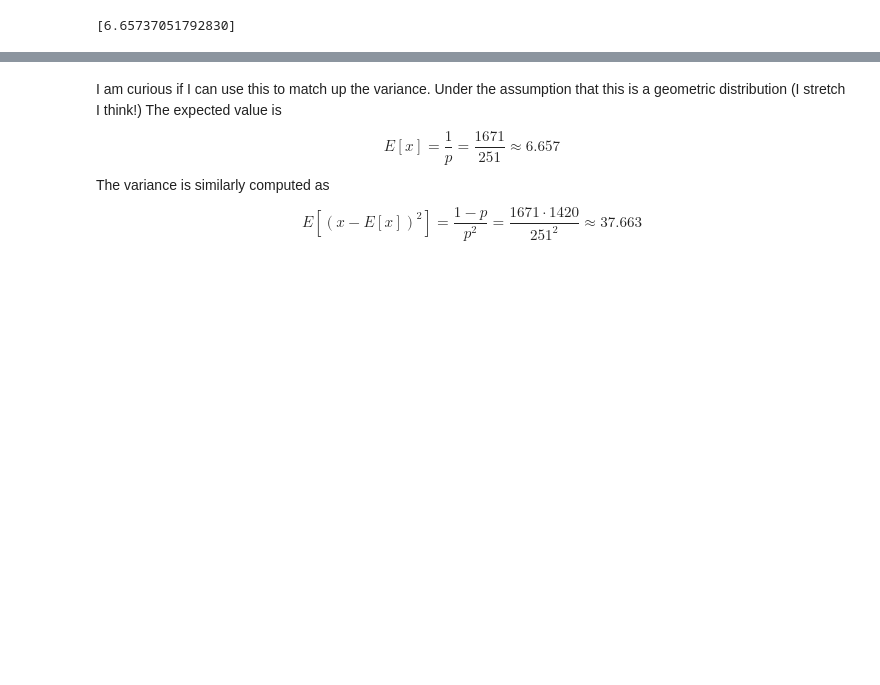
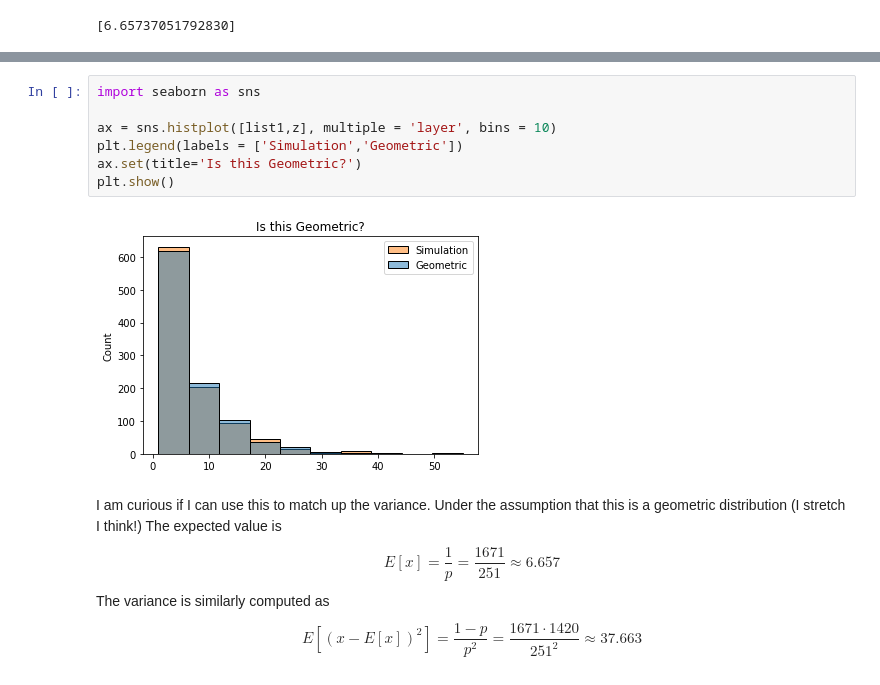
Before and after one commit to nurfnick/Mathematical_Musings, a Jupyter notebook: CrapsSimulator.ipynb, the cells around one changed output, grey strips where cells are left out. Drawn from its saved outputs; the diff is of its cells as text; blank space fills up the shorter version.

```diff
--- a/CrapsSimulator.ipynb
+++ b/CrapsSimulator.ipynb
@@ -330,3 +338,12 @@ sympy.solve(4/36+8/36*(x+1)+2*3/36*(5+3/9*x)+8/36*(4.6+4/10*x)+10/36*(36/11+1+5/
+# %%
+import seaborn as sns
+
+ax = sns.histplot([list1,z], multiple = 'layer', bins = 10)
+plt.legend(labels = ['Simulation','Geometric'])
+ax.set(title='Is this Geometric?')
+plt.show()
+# %% [output]
+[figure, added]
 # %% [markdown]
 I am curious if I can use this to match up the variance.  Under the assumption that this is a geometric distribution (I stretch I think!)  The expected value is
 $$
```
Also changed, not shown: parts of 31 cells of this notebook.
